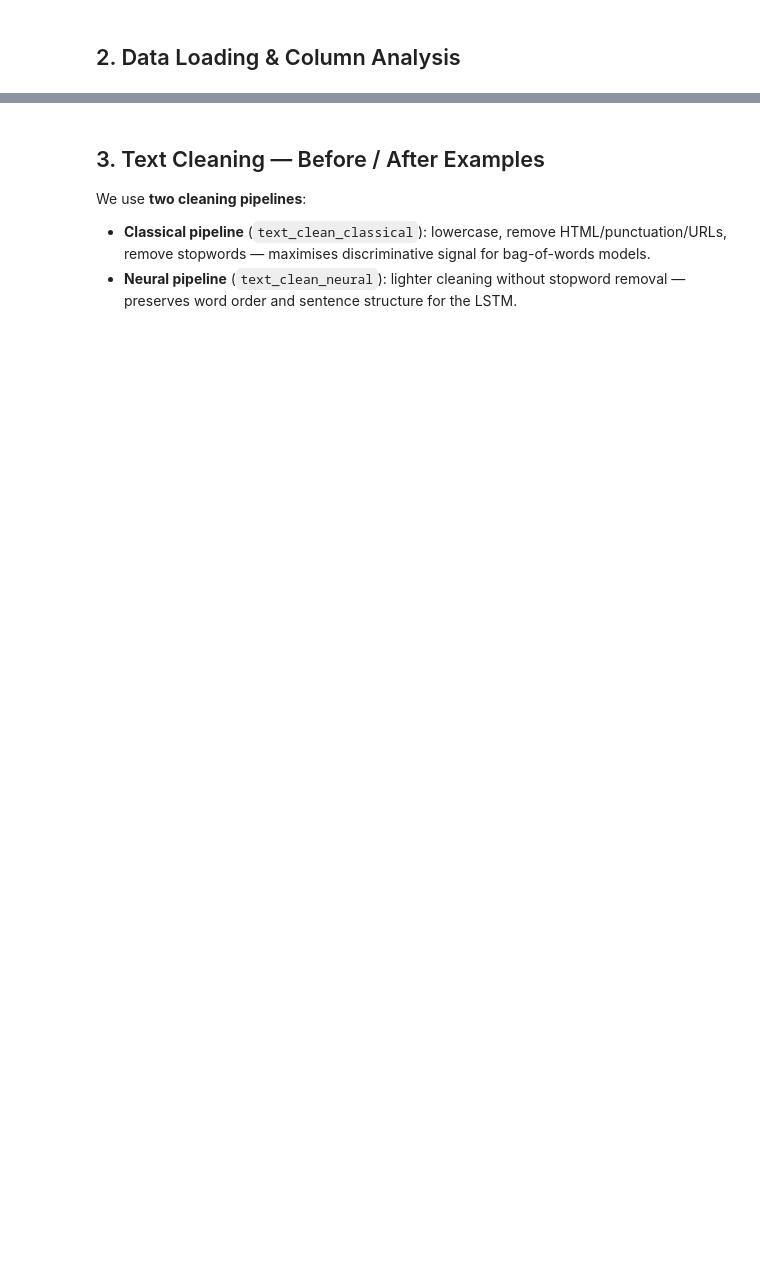
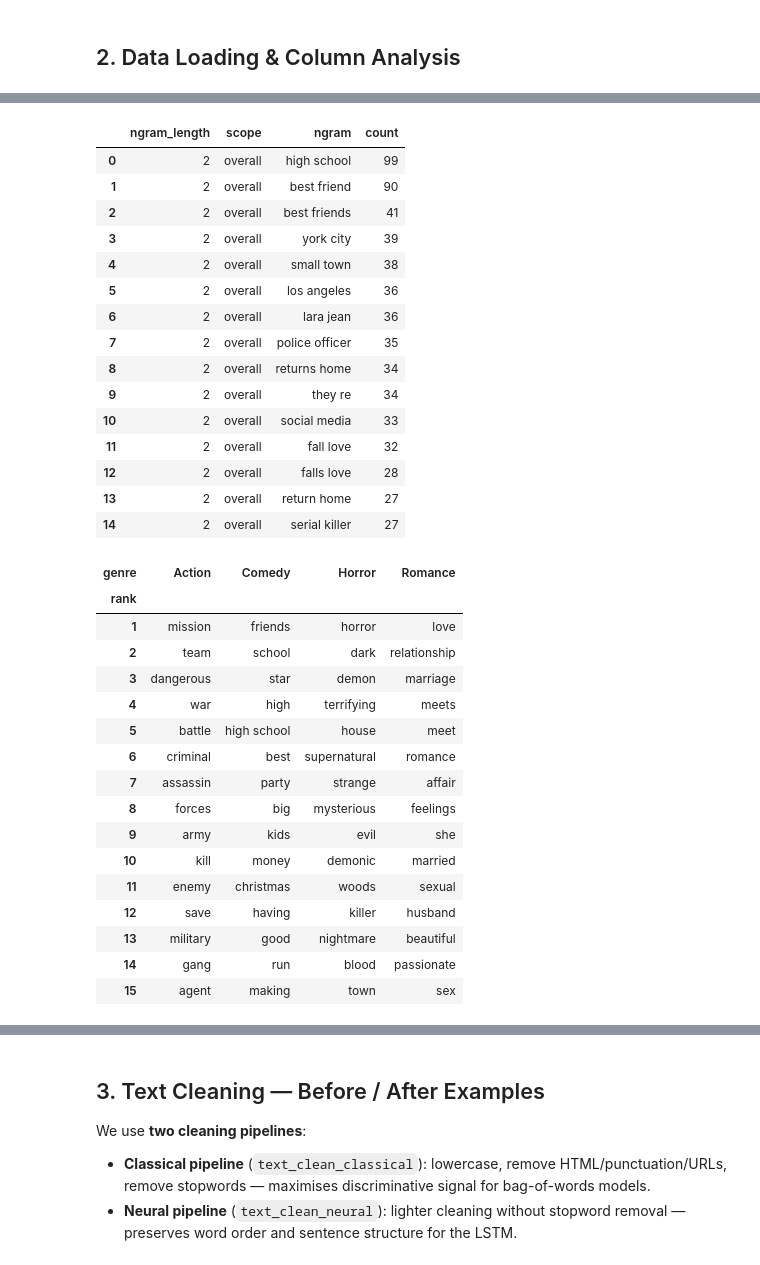
Before and after one commit to yuanyuanxie11/nlp-imdb-multimodal-genre-classification, a Jupyter notebook: notebooks/genre_classification_analysis.ipynb, the cells around one changed output, grey strips where cells are left out. Saved outputs shown, nothing was run; the diff lists cells and outputs as text; code cells hidden in the pictures; blank space fills up the shorter version.

```diff
--- a/notebooks/genre_classification_analysis.ipynb
+++ b/notebooks/genre_classification_analysis.ipynb
@@ -148,0 +356,17 @@ for genre, group in df_raw.groupby(LABEL_COLUMN):
+# %%
+# 💡 Idempotent setup — these EDA cells live BEFORE the cleaning pipeline cell
+# (Section 3), so `df` (the enriched DataFrame with text_clean_* columns) might
+# not exist yet if you're running cells top-to-bottom for the first time.
+# This block creates `df` from `df_raw` if needed; it's a no-op otherwise.
+if 'df' not in globals() or 'text_clean_classical' not in df.columns:
+    from src.data_processing import add_clean_columns
+    df = add_clean_columns(df_raw, TEXT_COLUMN)
+
+from src.eda_advanced import duplicate_and_quality_report, length_outliers
+
+quality = duplicate_and_quality_report(df, TEXT_COLUMN, LABEL_COLUMN, OUTPUT_DIR)
+display(quality)
+
+outliers = length_outliers(df, TEXT_COLUMN, LABEL_COLUMN, OUTPUT_DIR, z_thresh=3.0)
+print(f'{len(outliers)} length outliers (|z| >= 3) flagged for review.')
+display(outliers.head(10))
@@ -148,0 +404,42 @@ for genre, group in df_raw.groupby(LABEL_COLUMN):
+# %%
+from src.eda_advanced import ngram_frequency, tfidf_top_terms_per_genre
+
+ngrams = ngram_frequency(df, 'text_clean_classical', LABEL_COLUMN, OUTPUT_DIR, n_values=(2, 3), top_k=15)
+display(ngrams[ngrams['scope'] == 'overall'].head(15))
+
+distinctive = tfidf_top_terms_per_genre(df, 'text_clean_classical', LABEL_COLUMN, OUTPUT_DIR, top_k=15)
+display(distinctive.pivot_table(index='rank', columns='genre', values='term', aggfunc='first'))
+# %% [output]
+|  | ngram_length | scope | ngram | count |
+| 0 | 2 | overall | high school | 99 |
+| 1 | 2 | overall | best friend | 90 |
+| 2 | 2 | overall | best friends | 41 |
+| 3 | 2 | overall | york city | 39 |
+| 4 | 2 | overall | small town | 38 |
+| 5 | 2 | overall | los angeles | 36 |
+| 6 | 2 | overall | lara jean | 36 |
+| 7 | 2 | overall | police officer | 35 |
+| 8 | 2 | overall | returns home | 34 |
+| 9 | 2 | overall | they re | 34 |
+| 10 | 2 | overall | social media | 33 |
+| 11 | 2 | overall | fall love | 32 |
+| 12 | 2 | overall | falls love | 28 |
+| 13 | 2 | overall | return home | 27 |
+| 14 | 2 | overall | serial killer | 27 |
+| genre | Action | Comedy | Horror | Romance |
+| rank |  |  |  |  |
+| 1 | mission | friends | horror | love |
+| 2 | team | school | dark | relationship |
+| 3 | dangerous | star | demon | marriage |
+| 4 | war | high | terrifying | meets |
+| 5 | battle | high school | house | meet |
+| 6 | criminal | best | supernatural | romance |
+| 7 | assassin | party | strange | affair |
+| 8 | forces | big | mysterious | feelings |
+| 9 | army | kids | evil | she |
+| 10 | kill | money | demonic | married |
+| 11 | enemy | christmas | woods | sexual |
+| 12 | save | having | killer | husband |
+| 13 | military | good | nightmare | beautiful |
+| 14 | gang | run | blood | passionate |
+| 15 | agent | making | town | sex |
```
Also changed, not shown: parts of 54 cells of this notebook, 12 other files.
